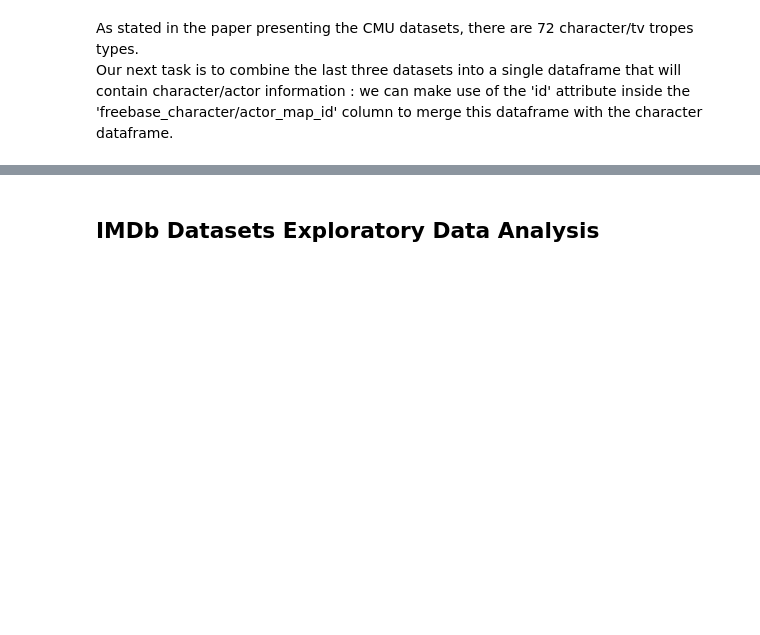
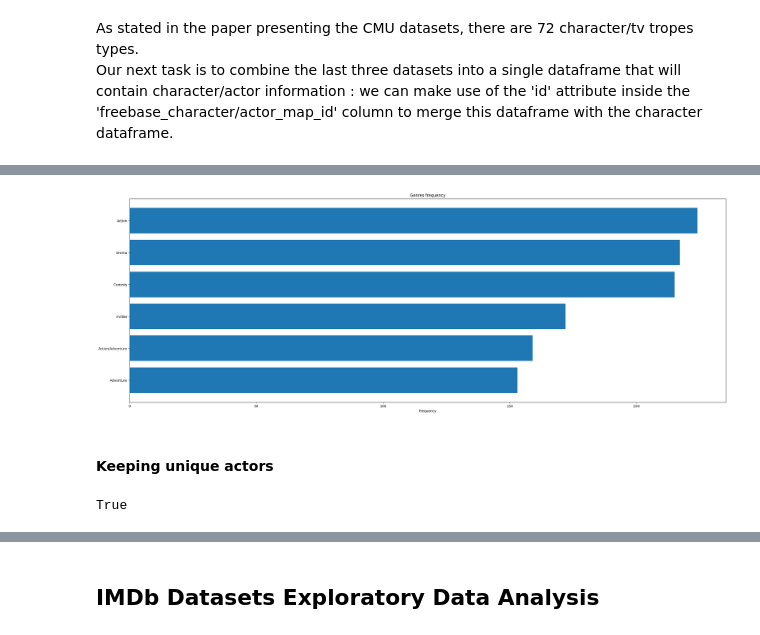
Before and after one commit to epfl-ada/ada-2022-project-shno, a Jupyter notebook: cmu_analysis.ipynb, the cells around one changed output, grey strips where cells are left out. Cells and saved outputs as stored; diff of their text form; code cells hidden in the pictures; blank space fills up the shorter version.

```diff
--- a/cmu_analysis.ipynb
+++ b/cmu_analysis.ipynb
@@ -424,0 +520,24 @@ Our ultimate goal is to create two dataframes : the first will be movie-centric
+# %%
+def flatten(l):
+    return [item for sublist in l for item in sublist]
+# %%
+genres = character_meta_movie['movie_genres_ids'].apply(lambda x: list(x)).values
+genres = flatten(genres)
+
+unique, counts = np.unique(genres, return_counts=True)
+genres_freq = (list(zip(unique, counts)))
+sorted_genres = (sorted(genres_freq, key=lambda x: x[1], reverse=True))[:6]
+genres, counts = zip(*sorted_genres[::-1])
+
+fig, ax = plt.subplots(figsize = (32, 11))
+y_pos = np.arange(len(genres))
+ax.barh(y_pos, counts, align='center')
+ax.set_yticks(y_pos, labels=genres)
+ax.set_xlabel('Frequency')
+ax.set_title('Genres frequency')
+
+plt.show()
+# %% [output]
+[figure, added]
+# %% [markdown]
+#### Keeping unique actors
@@ -424,0 +546,4 @@ Our ultimate goal is to create two dataframes : the first will be movie-centric
+# %%
+len(character_unique_actor) == character_meta_movie['freebase_actor_id'].nunique()
+# %% [output]
+True
```
Also changed, not shown: parts of 77 cells of this notebook, 1 other file.
